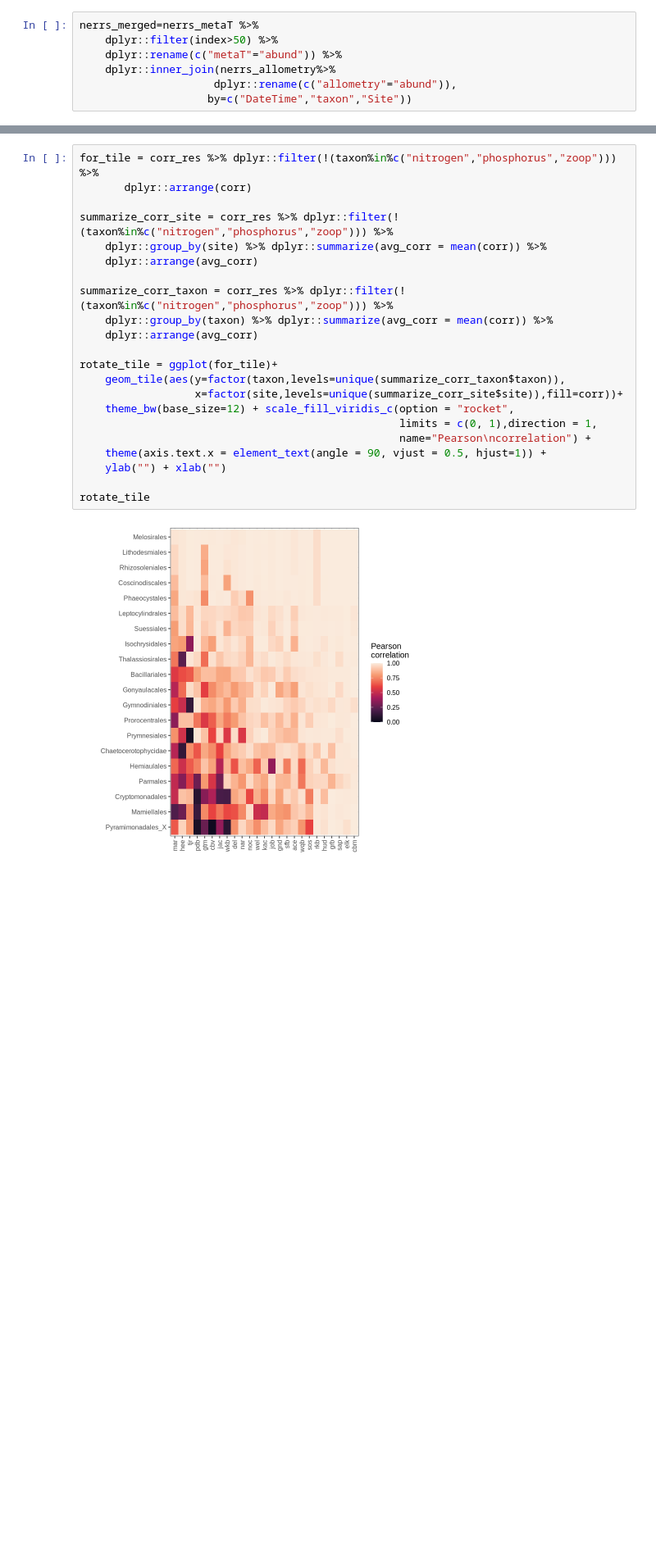
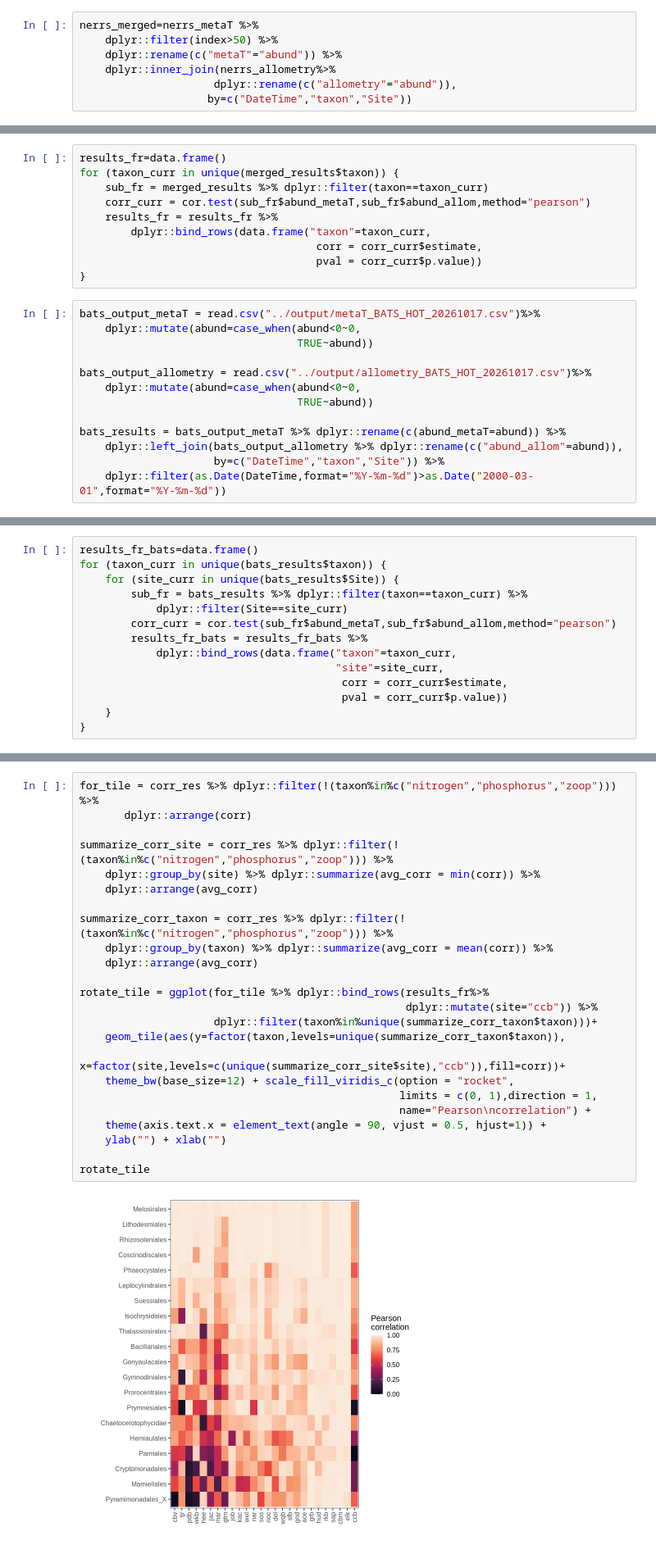
Before and after one commit to akrinos/2026-krinos-metaT-informed, a Jupyter notebook: model_notebooks/nerrs_compare.ipynb, the cells around one changed output, grey strips where cells are left out. Shown at 82% size. Cells and saved outputs as stored; diff of their text form; blank space fills up the shorter version.

Commit message:
adding Snakemake workflow for running models + updated figure code

```diff
--- a/model_notebooks/nerrs_compare.ipynb
+++ b/model_notebooks/nerrs_compare.ipynb
@@ -63,0 +144,23 @@ for (taxon_curr in (unique(nerrs_merged$taxon))) {
+# %%
+results_fr=data.frame()
+for (taxon_curr in unique(merged_results$taxon)) {
+    sub_fr = merged_results %>% dplyr::filter(taxon==taxon_curr)
+    corr_curr = cor.test(sub_fr$abund_metaT,sub_fr$abund_allom,method="pearson")
+    results_fr = results_fr %>%
+        dplyr::bind_rows(data.frame("taxon"=taxon_curr,
+                                     corr = corr_curr$estimate,
+                                     pval = corr_curr$p.value))
+}
+# %%
+bats_output_metaT = read.csv("../output/metaT_BATS_HOT_20261017.csv")%>%
+    dplyr::mutate(abund=case_when(abund<0~0,
+                                  TRUE~abund))
+
+bats_output_allometry = read.csv("../output/allometry_BATS_HOT_20261017.csv")%>%
+    dplyr::mutate(abund=case_when(abund<0~0,
+                                  TRUE~abund))
+
+bats_results = bats_output_metaT %>% dplyr::rename(c(abund_metaT=abund)) %>%
+    dplyr::left_join(bats_output_allometry %>% dplyr::rename(c("abund_allom"=abund)),
+                     by=c("DateTime","taxon","Site")) %>%
+    dplyr::filter(as.Date(DateTime,format="%Y-%m-%d")>as.Date("2000-03-01",format="%Y-%m-%d"))
@@ -63,0 +179,14 @@ for (taxon_curr in (unique(nerrs_merged$taxon))) {
+# %%
+results_fr_bats=data.frame()
+for (taxon_curr in unique(bats_results$taxon)) {
+    for (site_curr in unique(bats_results$Site)) {
+        sub_fr = bats_results %>% dplyr::filter(taxon==taxon_curr) %>%
+            dplyr::filter(Site==site_curr)
+        corr_curr = cor.test(sub_fr$abund_metaT,sub_fr$abund_allom,method="pearson")
+        results_fr_bats = results_fr_bats %>%
+            dplyr::bind_rows(data.frame("taxon"=taxon_curr,
+                                        "site"=site_curr,
+                                         corr = corr_curr$estimate,
+                                         pval = corr_curr$p.value))
+    }
+}
@@ -113,27 +326,29 @@ ggplot(for_tile)+
 # %%
 for_tile = corr_res %>% dplyr::filter(!(taxon%in%c("nitrogen","phosphorus","zoop"))) %>%
        dplyr::arrange(corr)
 
 summarize_corr_site = corr_res %>% dplyr::filter(!(taxon%in%c("nitrogen","phosphorus","zoop"))) %>%
-    dplyr::group_by(site) %>% dplyr::summarize(avg_corr = mean(corr)) %>%
+    dplyr::group_by(site) %>% dplyr::summarize(avg_corr = min(corr)) %>%
     dplyr::arrange(avg_corr)
 
 summarize_corr_taxon = corr_res %>% dplyr::filter(!(taxon%in%c("nitrogen","phosphorus","zoop"))) %>%
     dplyr::group_by(taxon) %>% dplyr::summarize(avg_corr = mean(corr)) %>%
     dplyr::arrange(avg_corr)
 
-rotate_tile = ggplot(for_tile)+
+rotate_tile = ggplot(for_tile %>% dplyr::bind_rows(results_fr%>%
+                                                   dplyr::mutate(site="ccb")) %>%
+                     dplyr::filter(taxon%in%unique(summarize_corr_taxon$taxon)))+
     geom_tile(aes(y=factor(taxon,levels=unique(summarize_corr_taxon$taxon)),
-                  x=factor(site,levels=unique(summarize_corr_site$site)),fill=corr))+
+                  x=factor(site,levels=c(unique(summarize_corr_site$site),"ccb")),fill=corr))+
     theme_bw(base_size=12) + scale_fill_viridis_c(option = "rocket",
                                                   limits = c(0, 1),direction = 1,
                                                   name="Pearson\ncorrelation") +
     theme(axis.text.x = element_text(angle = 90, vjust = 0.5, hjust=1)) +
     ylab("") + xlab("")
 
 rotate_tile
 # %% [output]
-[figure, old version]
+[figure, new version]
 # %%
 usa <- ne_countries(country = "United States of America", scale = "medium", returnclass = "sf")
 
```
Also changed, not shown: parts of 24 cells of this notebook, 19 other files.
